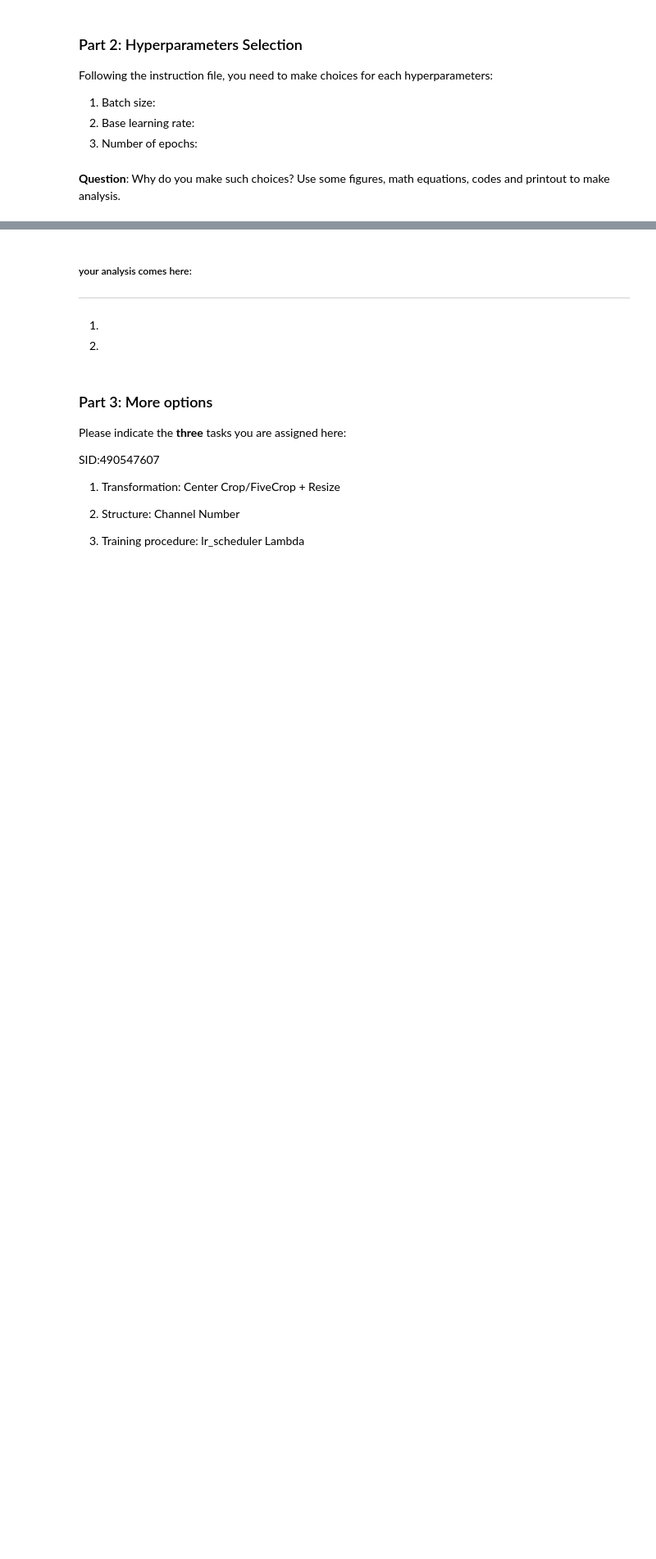
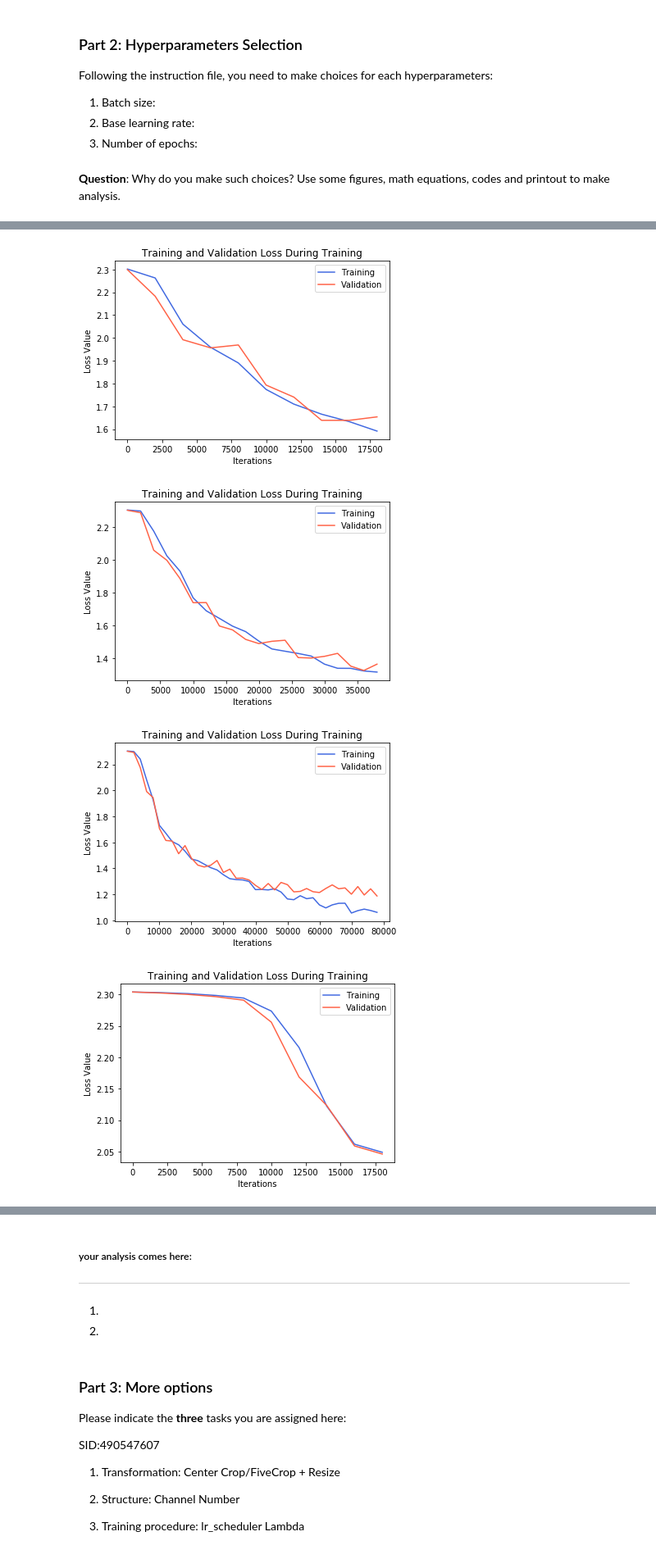
Before and after one commit to pierresegonne/ELEC5307_Project1, a Jupyter notebook: project1.ipynb, the cells around one changed output, grey strips where cells are left out. Shown at 82% size. Cells and saved outputs as stored; diff of their text form; code cells hidden in the pictures; blank space fills up the shorter version.

```diff
--- a/project1.ipynb
+++ b/project1.ipynb
@@ -299,12 +312,19 @@ train_sampler, validation_sampler = SubsetRandomSampler(indices[:split]), Subset
 import os
 import pickle
 import matplotlib.pyplot as plt
+import torch.optim as optim
 
 def serializeObject(obj, fileName):
     with open(fileName, 'wb') as fileHandler:
         pickle.dump(obj, fileHandler, protocol=pickle.HIGHEST_PROTOCOL)
 
-def train_network(ann, train_loader, validation_loader, batch_size=2, lr=0.0001, epoch=2, download=False, record_every=20):
+def train_network(ann, train_loader, validation_loader,
+                  batch_size=2, lr=0.0001, epoch=2,
+                  download=False, root_directory='',
+                  record_every=20):
+
+    criterion = nn.CrossEntropyLoss()
+    optimizer = optim.SGD(ann.parameters(), lr=lr, momentum=0.9)
 
     training_loss = []
     validation_loss = []
@@ -317,13 +337,13 @@ def train_network(ann, train_loader, validation_loader, batch_size=2, lr=0.0001,
         for i, data in enumerate(train_loader, 0):
             inputs, labels = data
             optimizer.zero_grad()
-            outputs = net(inputs)
+            outputs = ann(inputs)
             loss = criterion(outputs, labels)
             loss.backward()
             optimizer.step()
             running_loss += loss.item()
 
-            if i % record_every == (record_every - 1):    # print every 2000 mini-batches
+            if i % record_every == (record_every - 1):
                 print('[%d, %5d] loss: %.3f' %
                       (e + 1, i + 1, running_loss / record_every))
                 # Training loss
@@ -334,14 +354,14 @@ def train_network(ann, train_loader, validation_loader, batch_size=2, lr=0.0001,
                 running_validation_loss = 0
                 for indices, data in enumerate(validation_loader, 0):
                     inputs, labels = data
-                    outputs = net(inputs)
+                    outputs = ann(inputs)
                     loss = criterion(outputs, labels)
                     running_validation_loss += loss.item()
                 validation_loss.append(running_validation_loss / (validation_set_size/batch_size))
 
 
     if download:
-        dir_name = './training_recording/bs{0},lr{1},epoch{2}'.format(batch_size, lr, epoch)
+        dir_name = '{0}/training_recording/bs{1},lr{2},epoch{3}'.format(root_directory, batch_size, lr, epoch)
         if not os.path.exists(dir_name):
             os.makedirs(dir_name)
 
@@ -369,9 +389,7 @@ learning_rates = [0.005, 0.001, 0.0005, 0.0001, 0.00005, 0.00001]
 epochs = [1, 2, 4, 8, 16]
 
 '''
-K-Fold cross validation for parameter selection.
-
-how to do that though? I we test all combinations, we end up with 90 models to test.
+How to do that though? If we test all combinations, we end up with 90 models to test.
 We could decrease that number by manually removing options:
 [4,8]
 [0.0005, 0.0001, 0.00005]
@@ -390,12 +408,17 @@ parameters = [{"batch_size": bs, "lr": lr, "epoch": e} for bs in batch_sizes for
 
 # Will record generalisation error
 test_error = np.zeros((len(epochs), len(learning_rates), len(batch_sizes)), dtype=object)
+
 # DEBUG
 #parameters = [{"batch_size": 4, "lr": 0.0001, "epoch": 3}]
+
 DOWNLOAD = True
 
 i, j, k = 0, 0, 0
 for params in parameters:
+
+    # Reset Network
+    net = Net()
 
     # Update trainlaoder and validationloader accordingly
     train_loader = torch.utils.data.DataLoader(trainset,
@@ -409,14 +432,15 @@ for params in parameters:
                                                 sampler=validation_sampler
                                                )
 
-    net = train_network(net, # Recurrent, we keep training the same network! + investigate training issue.
-                        trainloader,
-                        validationloader,
-                        batch_size=params['batch_size'],
-                        lr=params['lr'],
-                        epoch=params['epoch'],
-                        download=DOWNLOAD)
+    net = train_network(net, train_loader, validation_loader,
+                        batch_size=params['batch_size'], lr=params['lr'], epoch=params['epoch'],
+                        download=DOWNLOAD, root_directory=ROOT_DIRECTORY,
+                        record_every=RECORD_EVERY)
+
     test_error[i][j][k] = eval_net(net, testloader)
+    # TODO save test error matrix and network params
+
+    # DEBUG
     # test_error[i][j][k] = (i,j,k)
 
     i += 1
@@ -448,0 +473,4 @@ for params in parameters:
+[figure, added]
+[figure, added]
+[figure, added]
+[figure, added]
```
Also changed, not shown: parts of 9 cells of this notebook.
